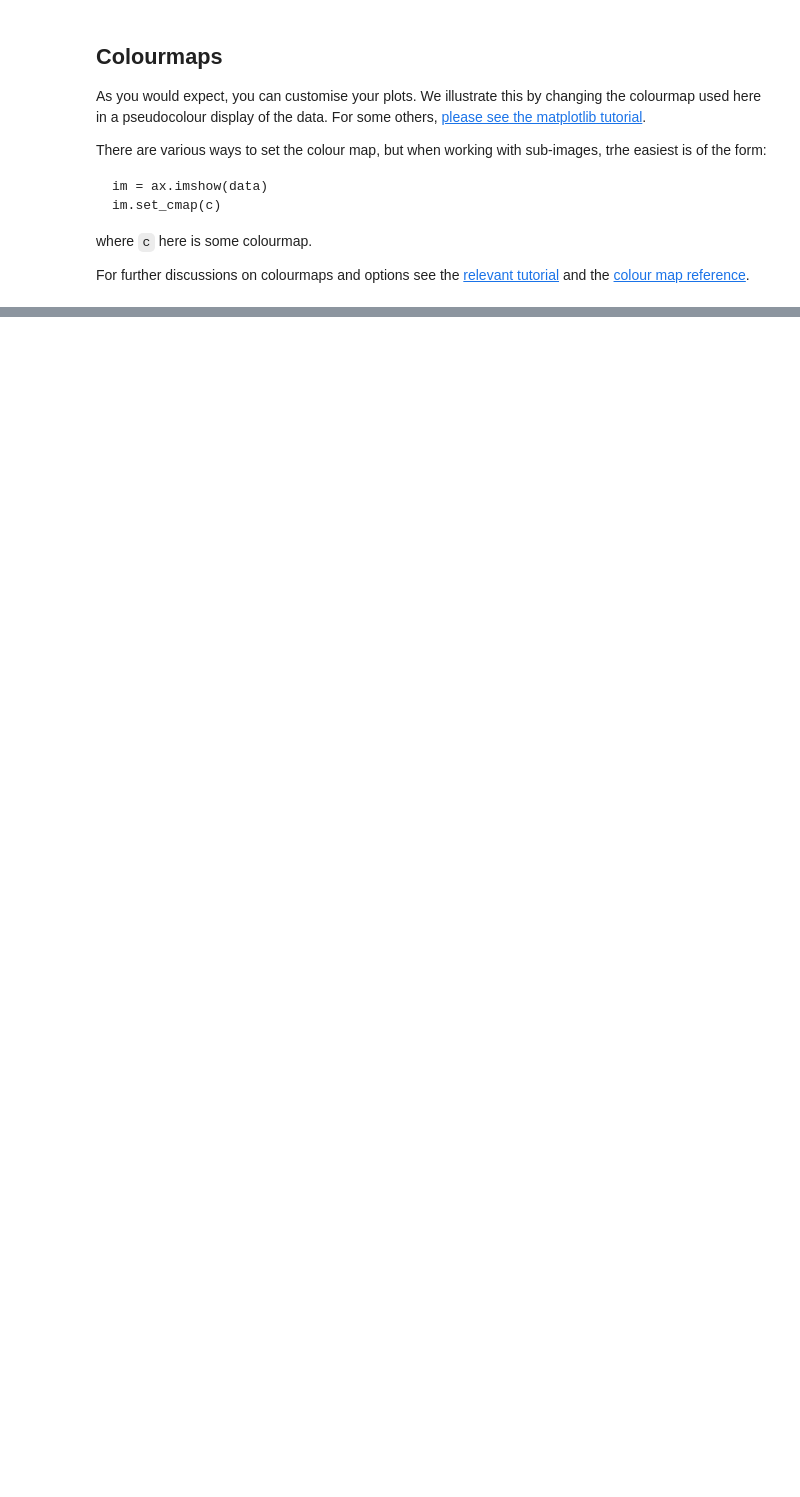
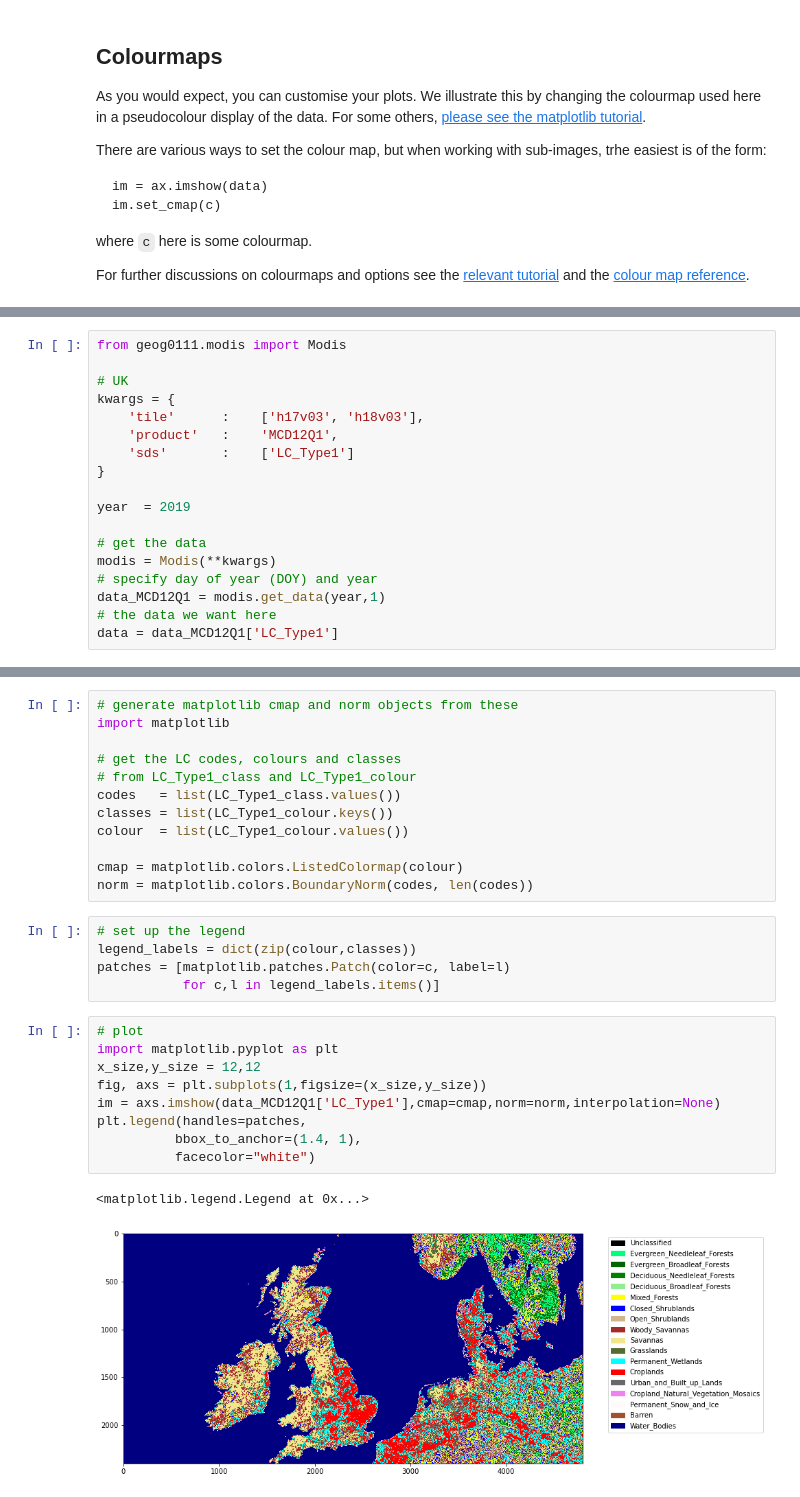
Before and after one commit to UCL-EO/geog0111, a Jupyter notebook: notebooks/024_Image_display.ipynb, the cells around one changed output, grey strips where cells are left out. Saved outputs shown, nothing was run; the diff lists cells and outputs as text; blank space fills up the shorter version.

```diff
--- a/notebooks/024_Image_display.ipynb
+++ b/notebooks/024_Image_display.ipynb
@@ -230,0 +253,18 @@ for i,m in enumerate(samples):
+# %%
+from geog0111.modis import Modis
+
+# UK
+kwargs = {
+    'tile'      :    ['h17v03', 'h18v03'],
+    'product'   :    'MCD12Q1',
+    'sds'       :    ['LC_Type1']
+}
+
+year  = 2019
+
+# get the data
+modis = Modis(**kwargs)
+# specify day of year (DOY) and year
+data_MCD12Q1 = modis.get_data(year,1)
+# the data we want here
+data = data_MCD12Q1['LC_Type1']
@@ -230,0 +305,29 @@ for i,m in enumerate(samples):
+# %%
+# generate matplotlib cmap and norm objects from these
+import matplotlib
+
+# get the LC codes, colours and classes
+# from LC_Type1_class and LC_Type1_colour
+codes   = list(LC_Type1_class.values())
+classes = list(LC_Type1_colour.keys())
+colour  = list(LC_Type1_colour.values())
+
+cmap = matplotlib.colors.ListedColormap(colour)
+norm = matplotlib.colors.BoundaryNorm(codes, len(codes))
+# %%
+# set up the legend
+legend_labels = dict(zip(colour,classes))
+patches = [matplotlib.patches.Patch(color=c, label=l)
+           for c,l in legend_labels.items()]
+# %%
+# plot
+import matplotlib.pyplot as plt
+x_size,y_size = 12,12
+fig, axs = plt.subplots(1,figsize=(x_size,y_size))
+im = axs.imshow(data_MCD12Q1['LC_Type1'],cmap=cmap,norm=norm,interpolation=None)
+plt.legend(handles=patches,
+          bbox_to_anchor=(1.4, 1),
+          facecolor="white")
+# %% [output]
+<matplotlib.legend.Legend at 0x...>
+[figure, added]
```
Also changed, not shown: parts of 30 cells of this notebook, 17 other files.
